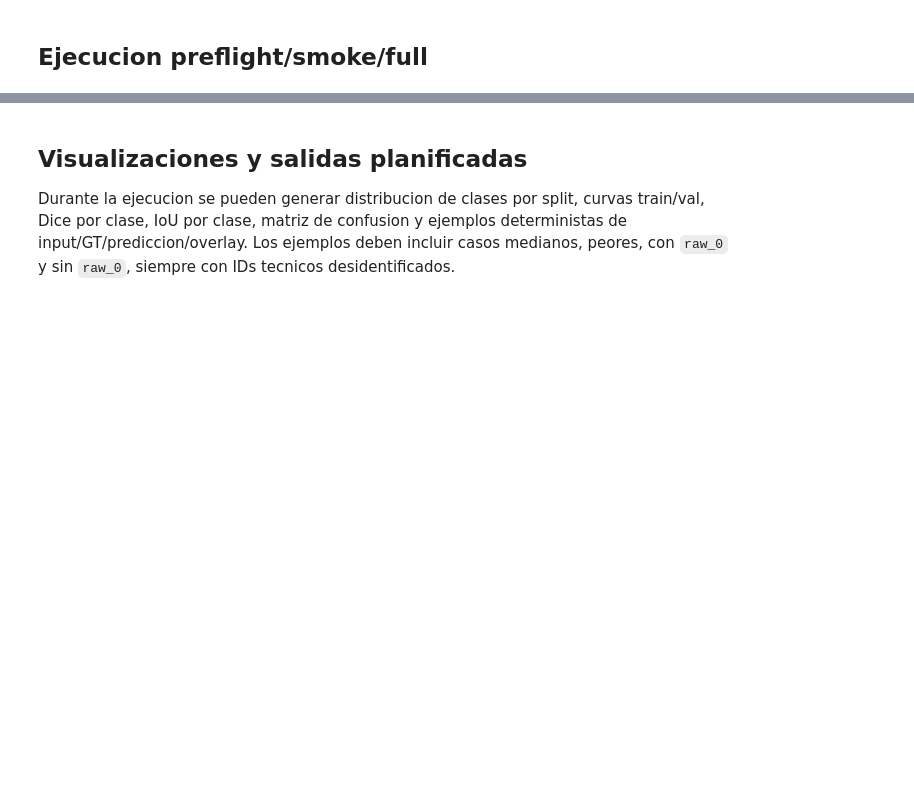
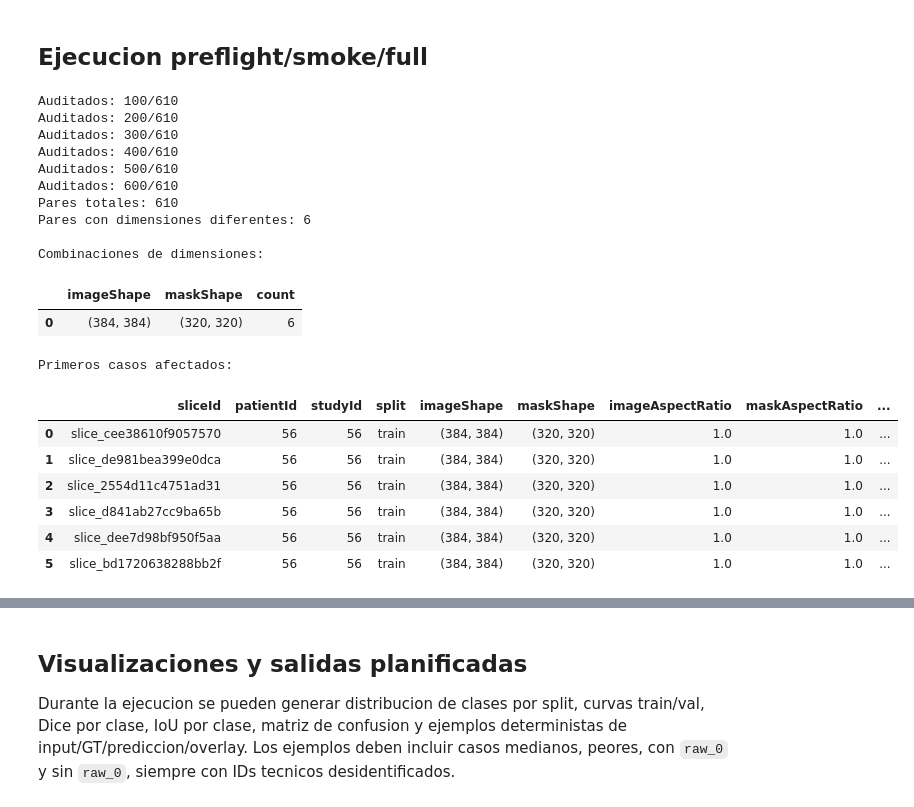
Before and after one commit to EnzoAA004/PFI_MVPTest_Enzo_AImodule, a Jupyter notebook: notebooks/48_axial_final_training_patient_split.ipynb, the cells around one changed output, grey strips where cells are left out. Saved outputs shown, nothing was run; the diff lists cells and outputs as text; code cells hidden in the pictures; blank space fills up the shorter version.

```diff
--- a/notebooks/48_axial_final_training_patient_split.ipynb
+++ b/notebooks/48_axial_final_training_patient_split.ipynb
@@ -1156,3 +1348,76 @@ def round_trip_model_from_manifest(checkpoint_path: Path, model_manifest: dict[s
     return list(output.shape)
 # %% [markdown]
 ## Ejecucion preflight/smoke/full
+# %%
+records = build_records_from_split_manifest()
+
+shape_mismatches = []
+
+for index, record in enumerate(records, start=1):
+    image = as_2d_slice(
+        open_medical_array(Path(record.image_path)),
+        record.sliceId,
+    )
+    mask = as_2d_slice(
+        open_medical_array(Path(record.mask_path)),
+        record.sliceId,
+    )
+
+    if image.shape != mask.shape:
+        shape_mismatches.append(
+            {
+                "sliceId": record.sliceId,
+                "patientId": record.patientId,
+                "studyId": record.studyId,
+                "split": record.split,
+                "imageShape": tuple(image.shape),
+                "maskShape": tuple(mask.shape),
+                "imageAspectRatio": image.shape[1] / image.shape[0],
+                "maskAspectRatio": mask.shape[1] / mask.shape[0],
+                "imagePath": record.image_path,
+                "maskPath": record.mask_path,
+            }
+        )
+
+    if index % 100 == 0:
+        print(f"Auditados: {index}/{len(records)}")
+
+shape_mismatch_df = pd.DataFrame(shape_mismatches)
+
+print("Pares totales:", len(records))
+print("Pares con dimensiones diferentes:", len(shape_mismatch_df))
+
+if not shape_mismatch_df.empty:
+    print("\nCombinaciones de dimensiones:")
+    display(
+        shape_mismatch_df.groupby(
+            ["imageShape", "maskShape"]
+        )
+        .size()
+        .reset_index(name="count")
+        .sort_values("count", ascending=False)
+    )
+
+    print("\nPrimeros casos afectados:")
+    display(shape_mismatch_df.head(20))
+# %% [output]
+Auditados: 100/610
+Auditados: 200/610
+Auditados: 300/610
+Auditados: 400/610
+Auditados: 500/610
+Auditados: 600/610
+Pares totales: 610
+Pares con dimensiones diferentes: 6
+
+Combinaciones de dimensiones:
+|  | imageShape | maskShape | count |
+| 0 | (384, 384) | (320, 320) | 6 |
+Primeros casos afectados:
+|  | sliceId | patientId | studyId | split | imageShape | maskShape | imageAspectRatio | maskAspectRatio | ... |
+| 0 | slice_cee38610f9057570 | 56 | 56 | train | (384, 384) | (320, 320) | 1.0 | 1.0 | ... |
+| 1 | slice_de981bea399e0dca | 56 | 56 | train | (384, 384) | (320, 320) | 1.0 | 1.0 | ... |
+| 2 | slice_2554d11c4751ad31 | 56 | 56 | train | (384, 384) | (320, 320) | 1.0 | 1.0 | ... |
+| 3 | slice_d841ab27cc9ba65b | 56 | 56 | train | (384, 384) | (320, 320) | 1.0 | 1.0 | ... |
+| 4 | slice_dee7d98bf950f5aa | 56 | 56 | train | (384, 384) | (320, 320) | 1.0 | 1.0 | ... |
+| 5 | slice_bd1720638288bb2f | 56 | 56 | train | (384, 384) | (320, 320) | 1.0 | 1.0 | ... |
```
Also changed, not shown: parts of 9 cells of this notebook.
